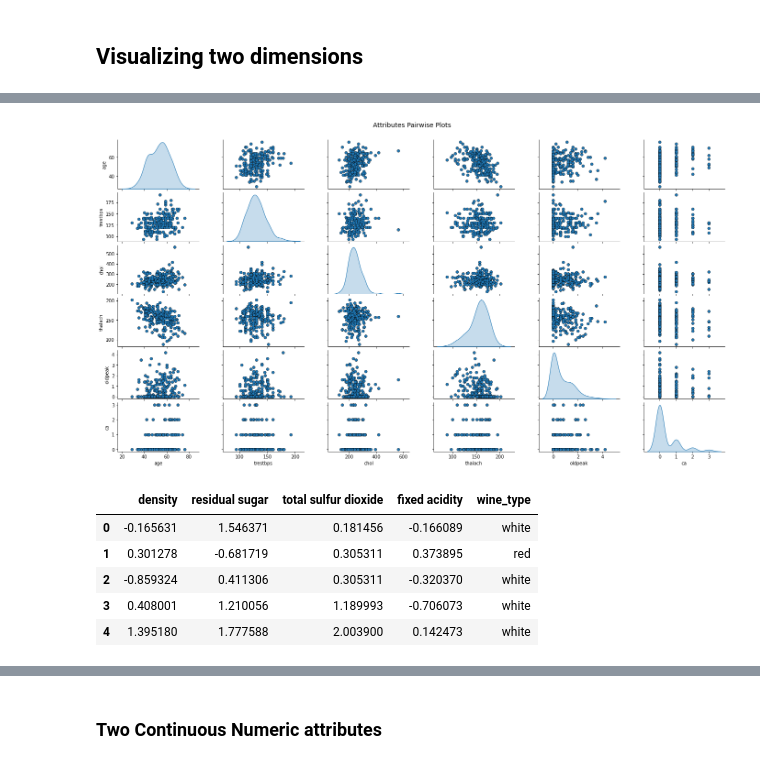
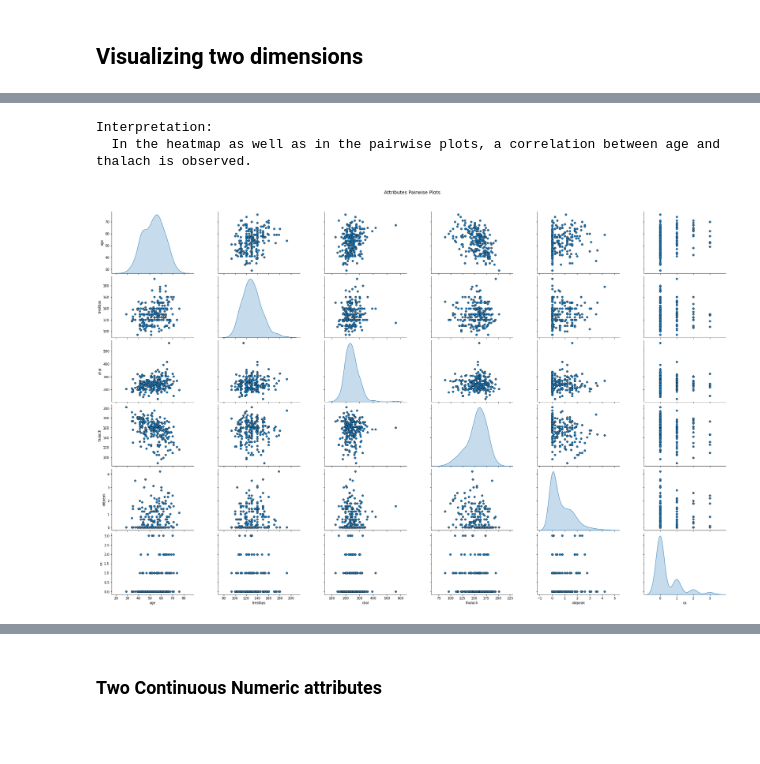
Before and after one commit to se21m024/DataScience, a Jupyter notebook: Exercise 1/se21m024_Stummer_ex1_Data_Visualization_Small.ipynb, the cells around one changed output, grey strips where cells are left out. Drawn from its saved outputs; the diff is of its cells as text; code cells hidden in the pictures; blank space fills up the shorter version.

Commit message:
Finished alpha version of small data set

```diff
--- a/Exercise 1/se21m024_Stummer_ex1_Data_Visualization_Small.ipynb
+++ b/Exercise 1/se21m024_Stummer_ex1_Data_Visualization_Small.ipynb
@@ -318,29 +264,16 @@ t= f.suptitle('Attributes Correlation Heatmap', fontsize=14)
 # %%
 cols = numericalColumns
-pp = sns.pairplot(data[cols], height=1.8, aspect=1.8,
+pp = sns.pairplot(data[cols], height=3.0, aspect=1.5,
                   plot_kws=dict(edgecolor="k", linewidth=0.5),
                   diag_kind="kde", diag_kws=dict(shade=True))
 
 fig = pp.fig
 fig.subplots_adjust(top=0.93, wspace=0.3)
 t = fig.suptitle('Attributes Pairwise Plots', fontsize=14)
+
+print("Interpretation:")
+print("  In the heatmap as well as in the pairwise plots, a correlation between age and thalach is observed.")
 # %% [output]
+Interpretation:
+  In the heatmap as well as in the pairwise plots, a correlation between age and thalach is observed.
-[figure, old version]
+[figure, new version]
-# %%
-cols = ['density', 'residual sugar', 'total sulfur dioxide', 'fixed acidity']
-subset_df = wines[cols]
-
-from sklearn.preprocessing import StandardScaler
-
-ss = StandardScaler()
-scaled_df = ss.fit_transform(subset_df)
-scaled_df = pd.DataFrame(scaled_df, columns=cols)
-final_df = pd.concat([scaled_df, wines['wine_type']], axis=1)
-final_df.head()
-# %% [output]
-|  | density | residual sugar | total sulfur dioxide | fixed acidity | wine_type |
-| 0 | -0.165631 | 1.546371 | 0.181456 | -0.166089 | white |
-| 1 | 0.301278 | -0.681719 | 0.305311 | 0.373895 | red |
-| 2 | -0.859324 | 0.411306 | 0.305311 | -0.320370 | white |
-| 3 | 0.408001 | 1.210056 | 1.189993 | -0.706073 | white |
-| 4 | 1.395180 | 1.777588 | 2.003900 | 0.142473 | white |
```
Also changed, not shown: parts of 42 cells of this notebook, 1 other file.
